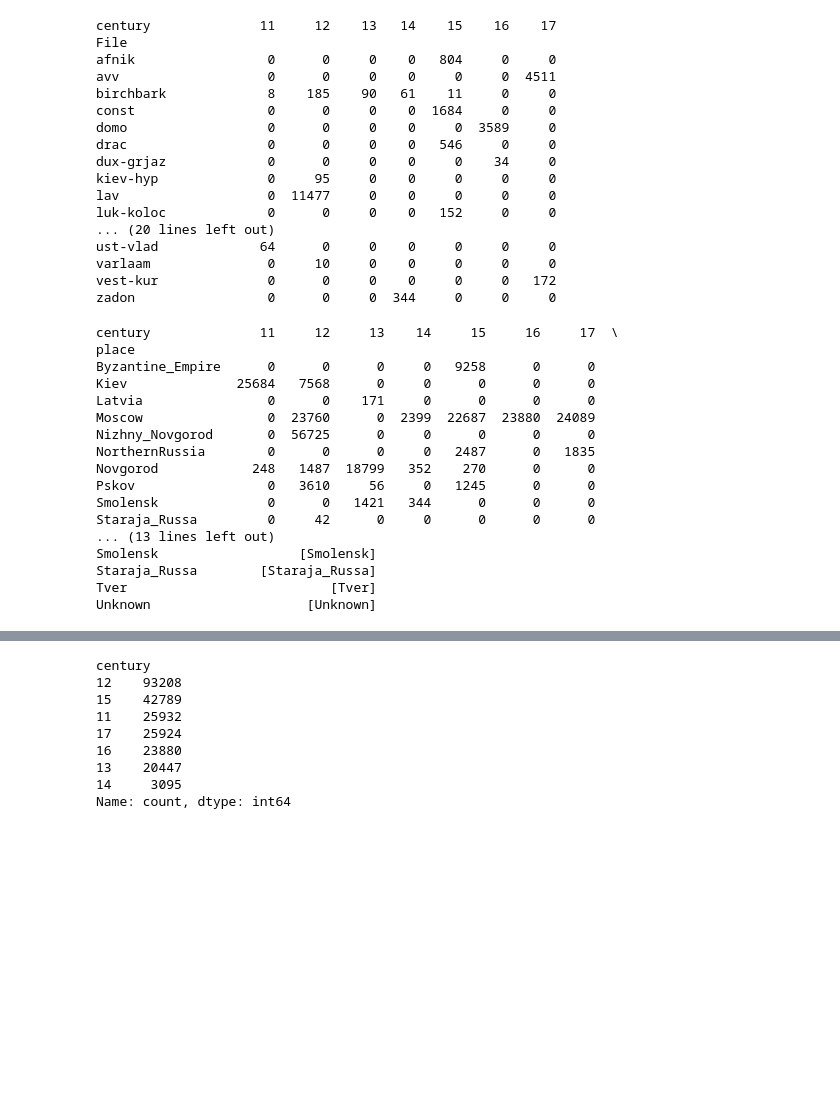
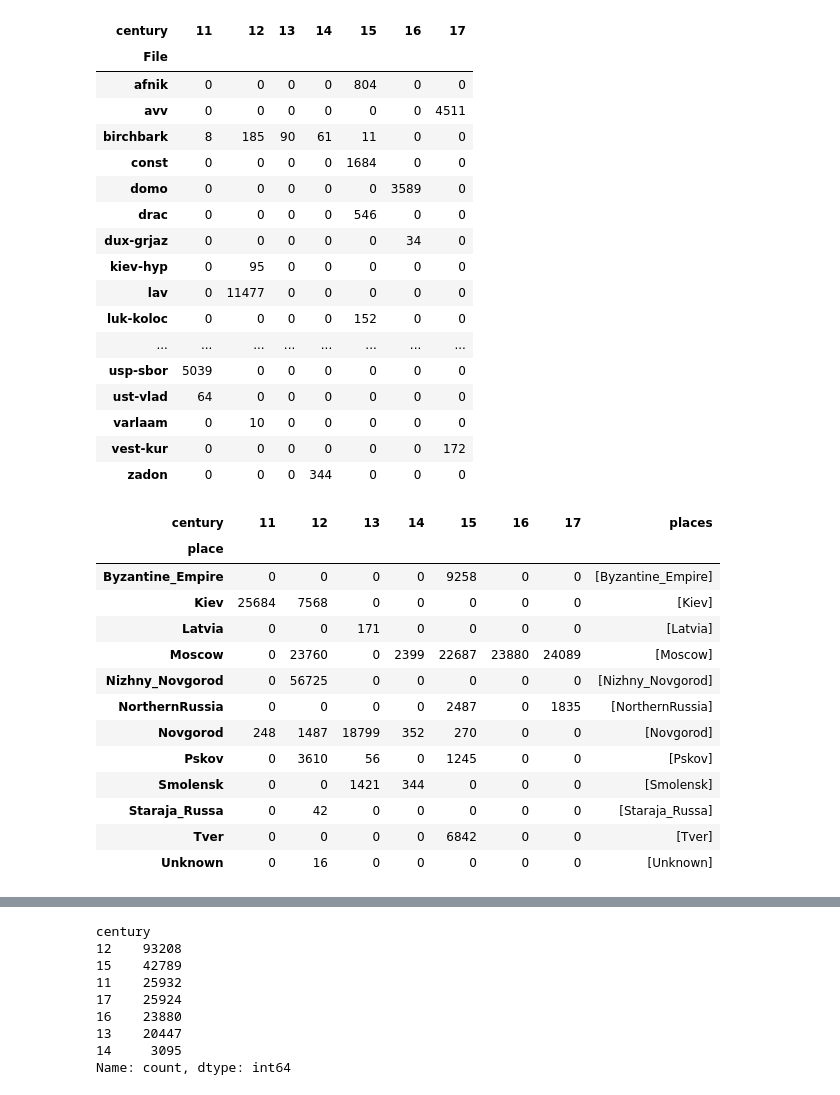
Before and after one commit to m03dtb/old-east-slavic-corpus-analysis, a Jupyter notebook: 02/7_Analysis.ipynb, the cells around one changed output, grey strips where cells are left out. Cells and saved outputs as stored; diff of their text form; code cells hidden in the pictures; blank space fills up the shorter version.

```diff
--- a/02/7_Analysis.ipynb
+++ b/02/7_Analysis.ipynb
@@ -47,43 +49,45 @@ def count_column_value_counts_verbs(df, column, column_value, column2, column_va
 # %%
 def x_col_times_y_col(df, col_file, col_cent):
     """
     Return table with combinations of:
         col "File" * col "century"
     """
     # 1. Group and count combinations
     counts_ = df.groupby([col_file, col_cent]).size()
 
     # 2. If no value: fill with "0":
     table = counts_.unstack(fill_value=0).sort_index(axis=1)
     return table
 
 # Create mask for the verbs
 mask_verbs = df["POS"].fillna("").str.startswith("V-")
 
 # Apply filter mask
 verbs_only = df[mask_verbs]
 
 # Apply function
 freq_file_century = x_col_times_y_col(verbs_only, "File", "century")
-print(freq_file_century)
+
+freq_file_century
 # %% [output]
-century              11     12    13   14    15    16    17
-File
-afnik                 0      0     0    0   804     0     0
-avv                   0      0     0    0     0     0  4511
-birchbark             8    185    90   61    11     0     0
-const                 0      0     0    0  1684     0     0
-domo                  0      0     0    0     0  3589     0
-drac                  0      0     0    0   546     0     0
-dux-grjaz             0      0     0    0     0    34     0
-kiev-hyp              0     95     0    0     0     0     0
-lav                   0  11477     0    0     0     0     0
-luk-koloc             0      0     0    0   152     0     0
-... (20 lines left out)
-ust-vlad             64      0     0    0     0     0     0
-varlaam               0     10     0    0     0     0     0
-vest-kur              0      0     0    0     0     0   172
-zadon                 0      0     0  344     0     0     0
+| century | 11 | 12 | 13 | 14 | 15 | 16 | 17 |
+| File |  |  |  |  |  |  |  |
+| afnik | 0 | 0 | 0 | 0 | 804 | 0 | 0 |
+| avv | 0 | 0 | 0 | 0 | 0 | 0 | 4511 |
+| birchbark | 8 | 185 | 90 | 61 | 11 | 0 | 0 |
+| const | 0 | 0 | 0 | 0 | 1684 | 0 | 0 |
+| domo | 0 | 0 | 0 | 0 | 0 | 3589 | 0 |
+| drac | 0 | 0 | 0 | 0 | 546 | 0 | 0 |
+| dux-grjaz | 0 | 0 | 0 | 0 | 0 | 34 | 0 |
+| kiev-hyp | 0 | 95 | 0 | 0 | 0 | 0 | 0 |
+| lav | 0 | 11477 | 0 | 0 | 0 | 0 | 0 |
+| luk-koloc | 0 | 0 | 0 | 0 | 152 | 0 | 0 |
+| ... | ... | ... | ... | ... | ... | ... | ... |
+| usp-sbor | 5039 | 0 | 0 | 0 | 0 | 0 | 0 |
+| ust-vlad | 64 | 0 | 0 | 0 | 0 | 0 | 0 |
+| varlaam | 0 | 10 | 0 | 0 | 0 | 0 | 0 |
+| vest-kur | 0 | 0 | 0 | 0 | 0 | 0 | 172 |
+| zadon | 0 | 0 | 0 | 344 | 0 | 0 | 0 |
 # %%
 def groupby_col_row_size_table_optional_filter(
     df,
@@ -131,25 +135,22 @@ def groupby_col_row_size_table_optional_filter(
     return table
 # %%
 table_place_century = groupby_col_row_size_table_optional_filter(df, "place", "century")
-print(table_place_century)
+table_place_century
 # %% [output]
-century              11     12     13    14     15     16     17  \
-place
-Byzantine_Empire      0      0      0     0   9258      0      0
-Kiev              25684   7568      0     0      0      0      0
-Latvia                0      0    171     0      0      0      0
-Moscow                0  23760      0  2399  22687  23880  24089
-Nizhny_Novgorod       0  56725      0     0      0      0      0
-NorthernRussia        0      0      0     0   2487      0   1835
-Novgorod            248   1487  18799   352    270      0      0
-Pskov                 0   3610     56     0   1245      0      0
-Smolensk              0      0   1421   344      0      0      0
-Staraja_Russa         0     42      0     0      0      0      0
-... (13 lines left out)
-Smolensk                  [Smolensk]
-Staraja_Russa        [Staraja_Russa]
-Tver                          [Tver]
-Unknown                    [Unknown]
+| century | 11 | 12 | 13 | 14 | 15 | 16 | 17 | places |
+| place |  |  |  |  |  |  |  |  |
+| Byzantine_Empire | 0 | 0 | 0 | 0 | 9258 | 0 | 0 | [Byzantine_Empire] |
+| Kiev | 25684 | 7568 | 0 | 0 | 0 | 0 | 0 | [Kiev] |
+| Latvia | 0 | 0 | 171 | 0 | 0 | 0 | 0 | [Latvia] |
+| Moscow | 0 | 23760 | 0 | 2399 | 22687 | 23880 | 24089 | [Moscow] |
+| Nizhny_Novgorod | 0 | 56725 | 0 | 0 | 0 | 0 | 0 | [Nizhny_Novgorod] |
+| NorthernRussia | 0 | 0 | 0 | 0 | 2487 | 0 | 1835 | [NorthernRussia] |
+| Novgorod | 248 | 1487 | 18799 | 352 | 270 | 0 | 0 | [Novgorod] |
+| Pskov | 0 | 3610 | 56 | 0 | 1245 | 0 | 0 | [Pskov] |
+| Smolensk | 0 | 0 | 1421 | 344 | 0 | 0 | 0 | [Smolensk] |
+| Staraja_Russa | 0 | 42 | 0 | 0 | 0 | 0 | 0 | [Staraja_Russa] |
+| Tver | 0 | 0 | 0 | 0 | 6842 | 0 | 0 | [Tver] |
+| Unknown | 0 | 16 | 0 | 0 | 0 | 0 | 0 | [Unknown] |
 # %%
 table = groupby_col_row_size_table_optional_filter(
     df,
```
Also changed, not shown: parts of 4 cells of this notebook, 3 other files.
